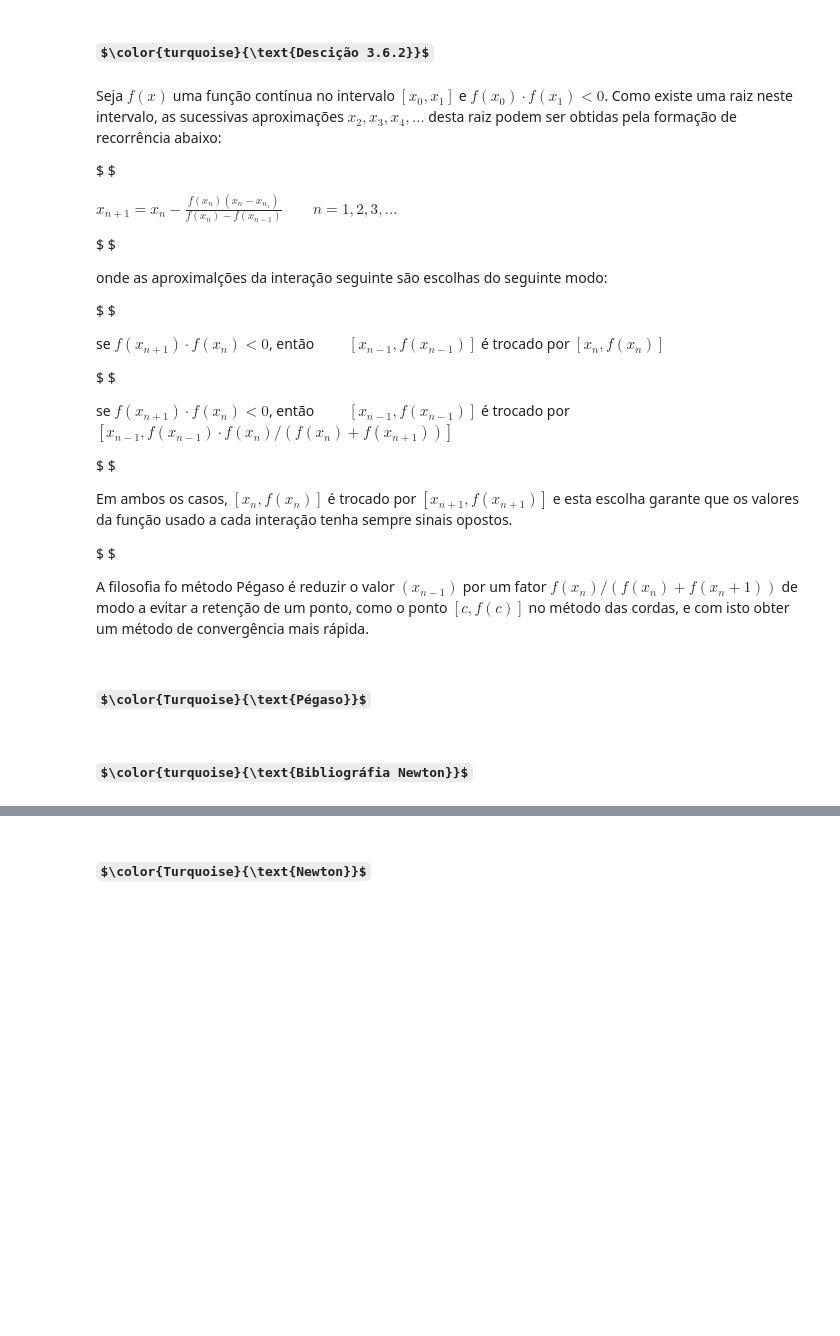
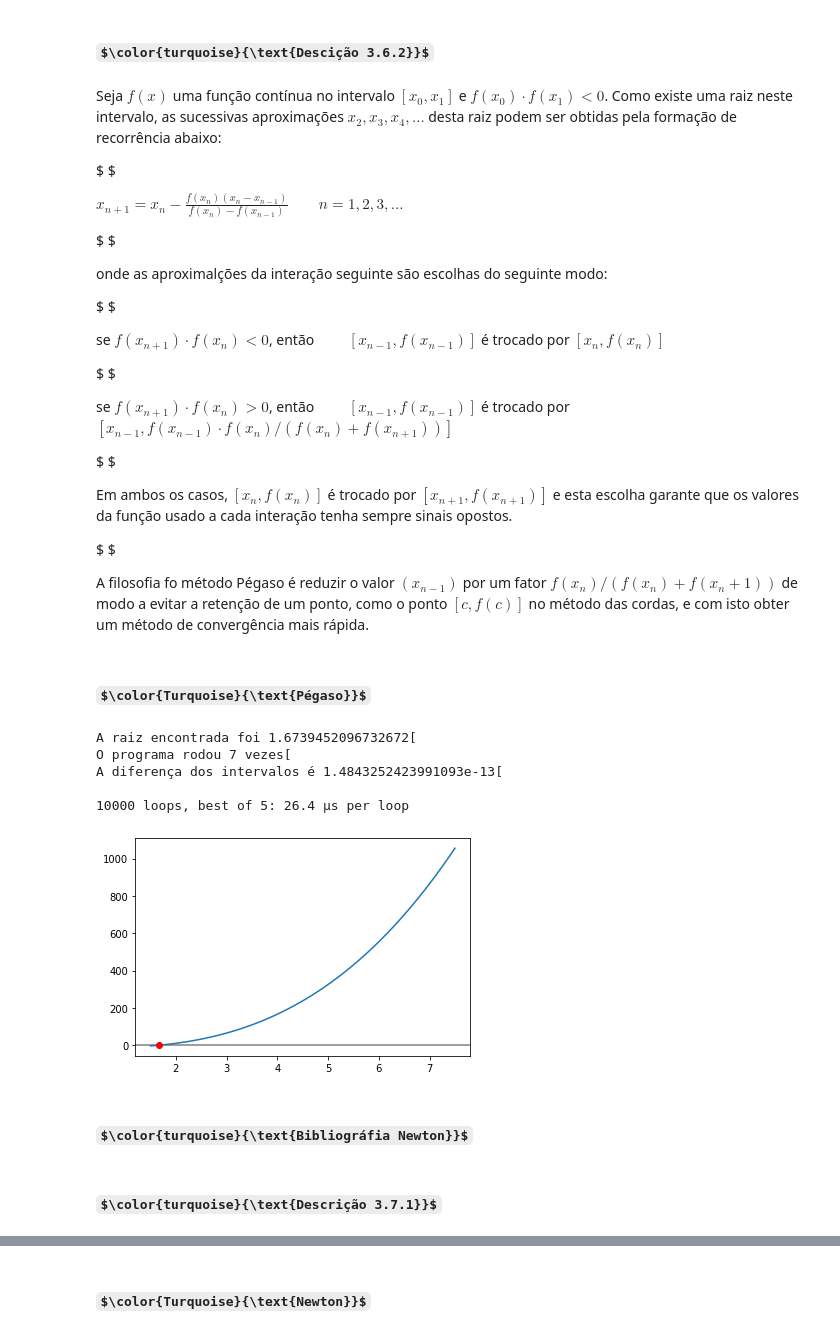
Before and after one commit to kleber293/calculo_numerico, a Jupyter notebook: Calculo_Numerico.ipynb, the cells around one changed output, grey strips where cells are left out. Drawn from its saved outputs; the diff is of its cells as text; code cells hidden in the pictures; some formulas as TeX source; blank space fills up the shorter version.

```diff
--- a/Calculo_Numerico.ipynb
+++ b/Calculo_Numerico.ipynb
@@ -676,7 +673,7 @@ Seja $f(x)$ uma função contínua no intervalo $[x_0, x_1]$ e $f(x_0)\cdot f(x_
 
 $ $
 
-$x_{n+1}=x_n-\frac{f(x_n)(x_n-x_{n_1})}{f(x_n)-f(x_{n-1})}\qquad n=1, 2, 3, ...$
+$x_{n+1}=x_n-\frac{f(x_n)(x_n-x_{n-1})}{f(x_n)-f(x_{n-1})}\qquad n=1, 2, 3, ...$
 
 $ $
 
@@ -688,7 +685,7 @@ se $f(x_{n+1})\cdot f(x_n)<0$, então $\qquad[x_{n-1},f({x_{n-1}})]$ é trocado
 
 $ $
 
-se $f(x_{n+1})\cdot f(x_n)<0$, então $\qquad[x_{n-1},f({x_{n-1}})]$ é trocado por $[x_{n-1}, f(x_{n-1})\cdot f(x_n)/(f(x_n)+f(x_{n+1}))]$
+se $f(x_{n+1})\cdot f(x_n)>0$, então $\qquad[x_{n-1},f({x_{n-1}})]$ é trocado por $[x_{n-1}, f(x_{n-1})\cdot f(x_n)/(f(x_n)+f(x_{n+1}))]$
 
 $ $
 
@@ -700,7 +697,3 @@ $ $
 A filosofia fo método Pégaso é reduzir o valor $(x_{n-1})$ por um fator $f(x_n)/(f(x_n)+f(x_n+1))$ de modo a evitar a retenção de um ponto, como o ponto $[c,f(c)]$ no método das cordas, e com isto obter um método de convergência mais rápida.
 # %% [markdown]
 ### $\color{Turquoise}{\text{Pégaso}}$
-# %%
-#@markdown > $\color{gray}{\text{pegaso(x1, x2, n=100, e=.01)}}$
-
-def pegaso():
@@ -707,2 +731,40 @@ def pegaso():
+# %%
+import numpy as np
+f = lambda x: 2*x**3+5*x**2-8*x-10 #@param
+
+RUM = True #@param {type:"boolean"}
+a =  3 #@param {type:"number"}
+error = 1e-10 #@param {type:"slider", min:1e-10, max:1e-1, step:0.0001}
+loops = 48 #@param {type:"slider", min:1, max:100}
+
+if RUM:
+    pegas = pegaso(a, loops, error)
+    print(f'\033[32mA raiz encontrada foi \033[34m{pegas[0]}\033[')
+    print(f'\033[32mO programa rodou \033[34m{pegas[1]}\033[32m vezes\033[')
+    print(f'\033[32mA diferença dos intervalos é \033[34m{pegas[2]}\033[')
+
+PLOTAR_GRAFICO = True #@param {type:"boolean"}
+if PLOTAR_GRAFICO:
+    import matplotlib.pyplot as plt
+    x = np.linspace(a-a/2, b+b/2)
+    y = 2*x**3+5*x**2-8*x-10 #@param
+    print()
+    plt.axhline(y=0, color="gray", linestyle="-")
+    plt.plot(x, y)
+    plt.plot(pegaso(a, loops, error)[0], 0, 'ro')
+    plt.show
+
+TESTE_VELOCIDADE = True #@param {type:"boolean"}
+if TESTE_VELOCIDADE:
+    %timeit pegaso(a, loops, error)
+# %% [output]
+A raiz encontrada foi 1.6739452096732672[
+O programa rodou 7 vezes[
+A diferença dos intervalos é 1.4843252423991093e-13[
+
+10000 loops, best of 5: 26.4 µs per loop
+[figure, added]
 # %% [markdown]
 ### $\color{turquoise}{\text{Bibliográfia Newton}}$
+# %% [markdown]
+#### $\color{turquoise}{\text{Descrição 3.7.1}}$
```
Also changed, not shown: parts of 8 cells of this notebook.
